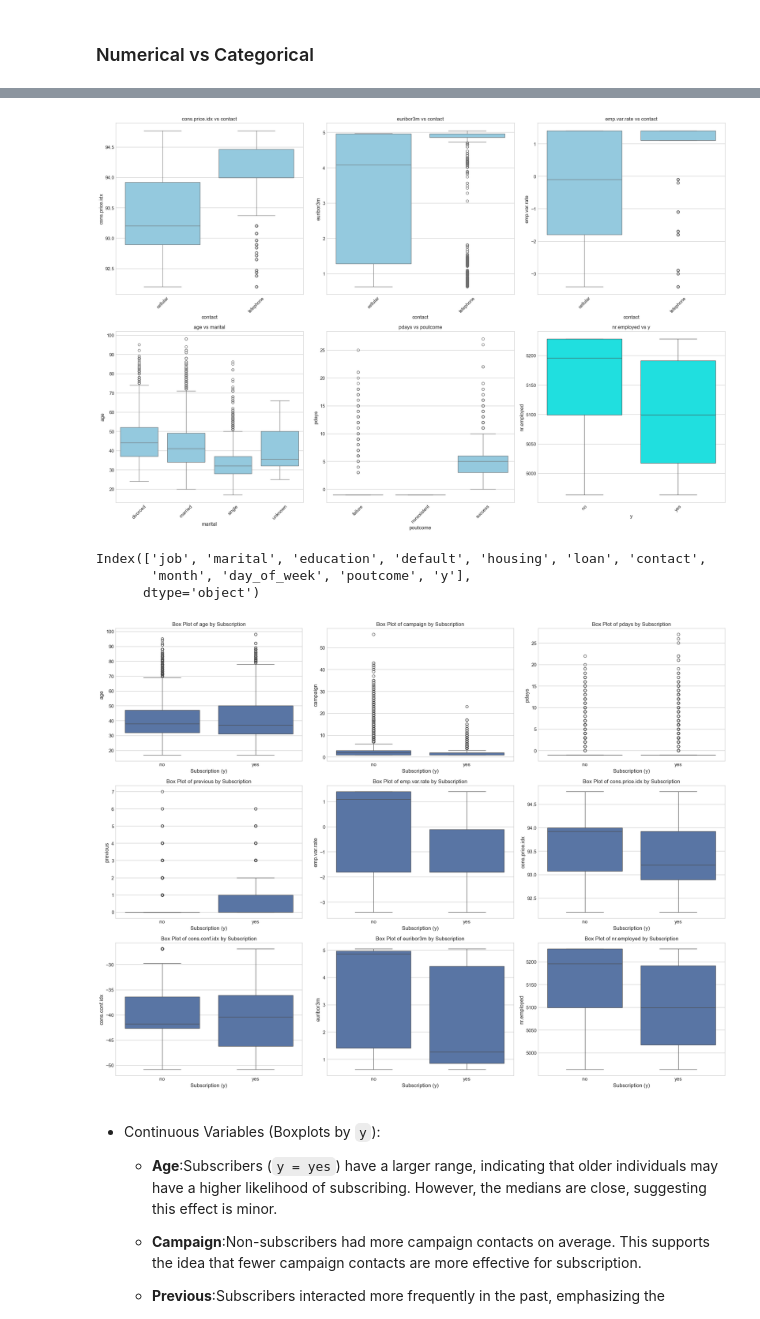
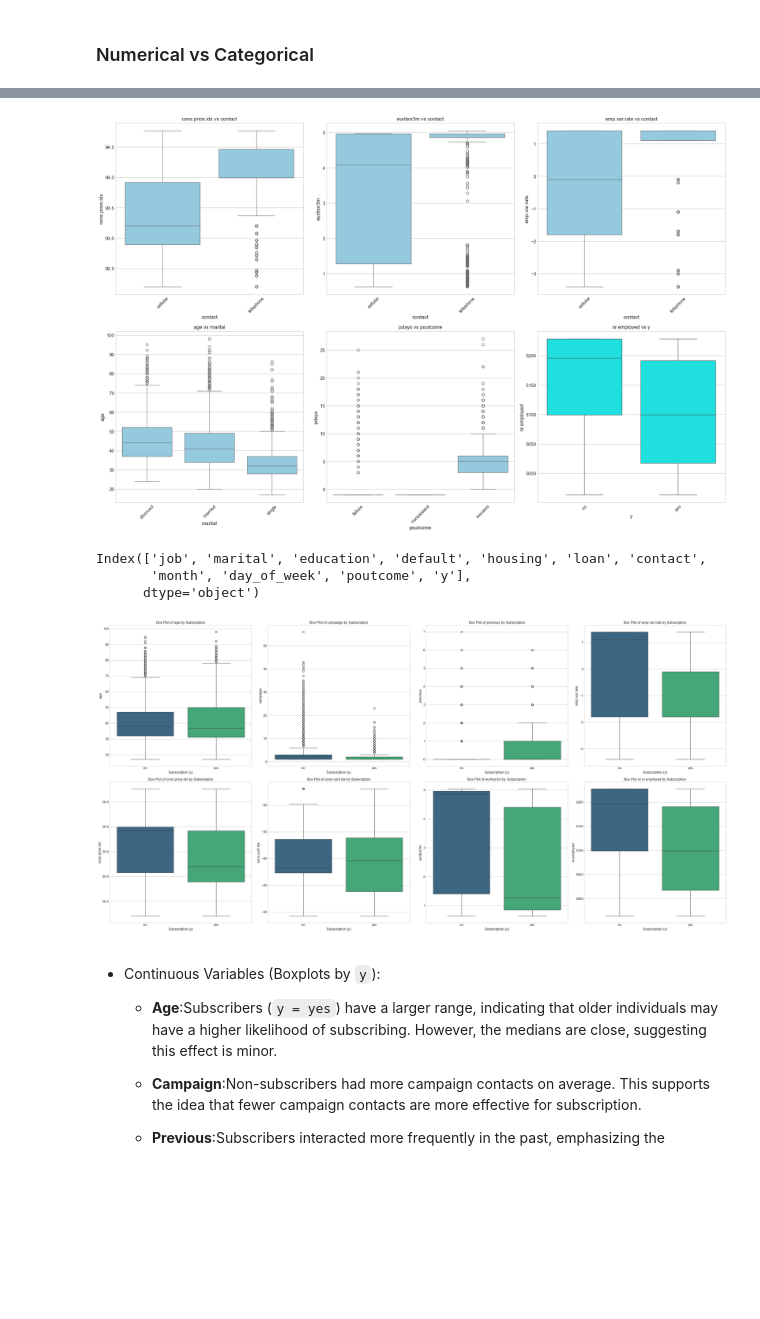
Before and after one commit to SarcasticMatrix/ml-python, a Jupyter notebook: Exploratory analysis & Feature engineering.ipynb, the cells around one changed output, grey strips where cells are left out. Drawn from its saved outputs; the diff is of its cells as text; code cells hidden in the pictures; blank space fills up the shorter version.

```diff
--- a/Exploratory analysis & Feature engineering.ipynb
+++ b/Exploratory analysis & Feature engineering.ipynb
@@ -156,0 +146,3 @@ data[data.duplicated(keep=False)].sort_values(by=list(data.columns)).head(10)
+# %%
+data.replace('unknown', np.nan, inplace=True)
+msno.matrix(data)
@@ -157,3 +152,5 @@ data[data.duplicated(keep=False)].sort_values(by=list(data.columns)).head(10)
 # %%
-for column in raw_data.select_dtypes(include='object').columns:
-    data[column] = data[column].astype('category')
+for column in data.select_dtypes(include='object').columns:
+            data[column] = data[column].astype('category')
+
+data
@@ -296,5 +347,5 @@ point_biserial_corr = {
 point_biserial_corr_df = pd.DataFrame(
     list(point_biserial_corr.items()),
     columns=['Variable Pair', 'Point-Biserial Correlation'])
-indx=point_biserial_corr_df.apply({'Variable Pair': lambda x: x, 'Point-Biserial Correlation': lambda x: abs(x)}).sort_values(by='Point-Biserial Correlation', ascending=False).index
-point_biserial_corr_df=point_biserial_corr_df.loc[indx]
+
+point_biserial_corr_df=point_biserial_corr_df.sort_values(by='Point-Biserial Correlation', ascending=False,key=abs)
@@ -318,7 +389,7 @@ for idx, row in df_plot.iterrows():
 plt.tight_layout()
 plt.show()
 # %% [output]
-[figure, old version]
+[figure, new version]
 # %%
 categorical_cols
 # %% [output]
@@ -327,19 +398,25 @@ Index(['job', 'marital', 'education', 'default', 'housing', 'loan', 'contact',
       dtype='object')
 # %%
 # Boxplots of Numerical Variables by `y`
-fig, axes = plt.subplots(nrows=3, ncols=3, figsize=(20, 15))
+fig, axes = plt.subplots(nrows=2, ncols=4, figsize=(30, 15))
 axes = axes.flatten()
 
-for idx, var in enumerate(numerical_cols):
-    sns.boxplot(x=data['y'], y=data[var], ax=axes[idx])
+for idx, var in enumerate(numerical_cols.drop('pdays')):
+
+    sns.boxplot(x=data['y'],
+                y=data[var],
+                ax=axes[idx],
+                hue=data['y'],
+                palette='viridis')
+
     axes[idx].set_title(f'Box Plot of {var} by Subscription')
     axes[idx].set_xlabel('Subscription (y)')
     axes[idx].set_ylabel(var)
 
 plt.tight_layout()
 plt.show()
 # %% [output]
-[figure, old version]
+[figure, new version]
 # %% [markdown]
 - Continuous Variables (Boxplots by `y`):
 
```
Also changed, not shown: parts of 27 cells of this notebook, 4 other files.
